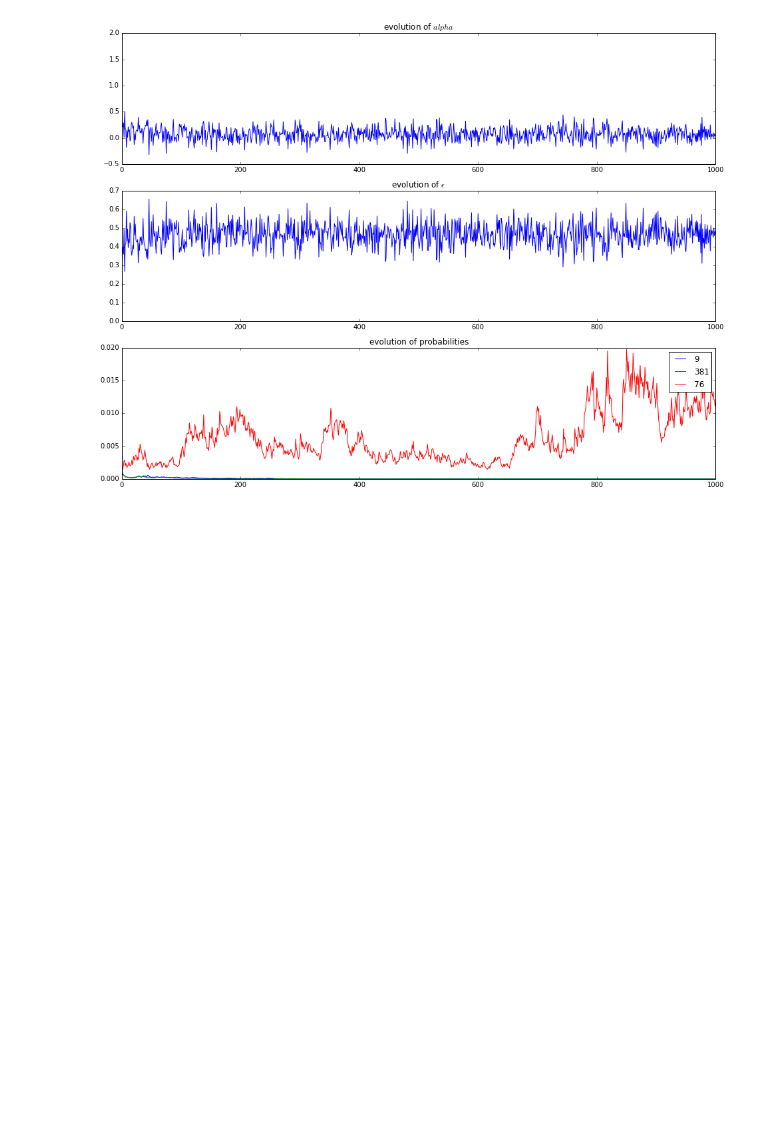
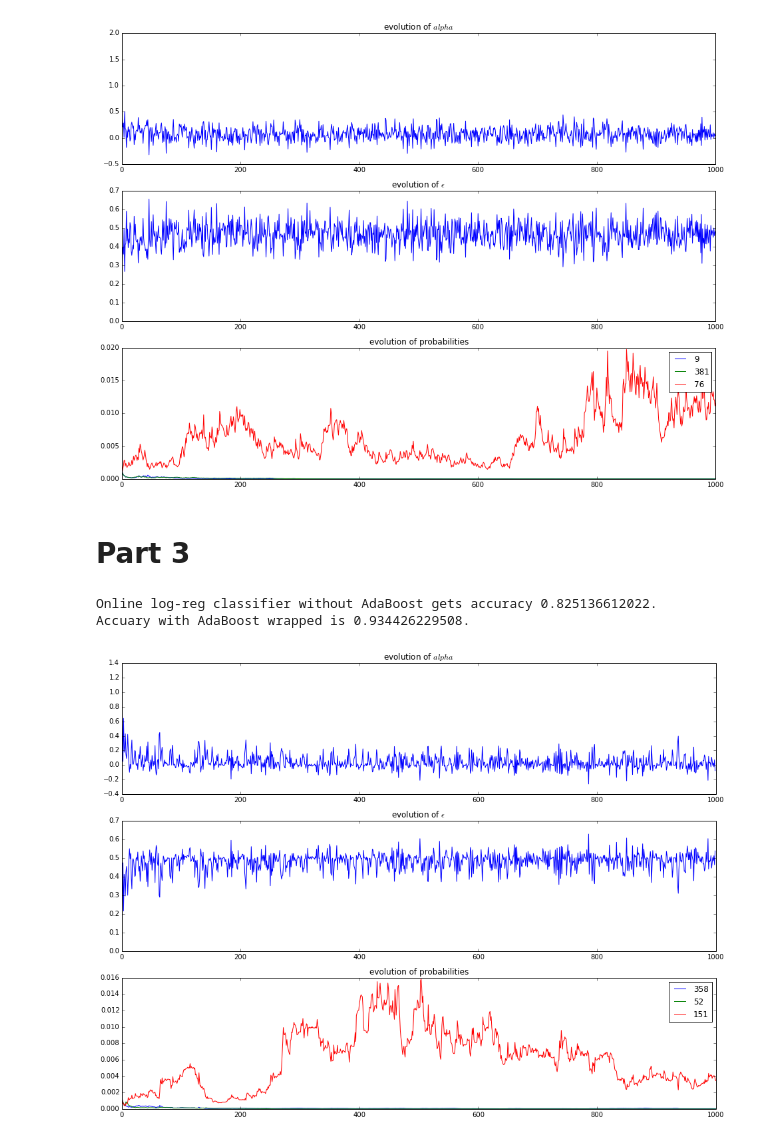
Before and after one commit to jangsutsr/MachineLearning, a Jupyter notebook: hw3/hw3.ipynb, the cells around one changed output. Saved outputs shown, nothing was run; the diff lists cells and outputs as text; code cells hidden in the pictures; blank space fills up the shorter version.

Commit message:
finish part 3

```diff
--- a/hw3/hw3.ipynb
+++ b/hw3/hw3.ipynb
@@ -105,3 +107,16 @@ class Bayes(object):
+# %%
+class LogReg(object):
+    ita = 0.1
+    def __init__(self):
+        self.w = None
+
+    def fit(self, X, y):
+        self.w = np.zeros(X.shape[1])
+        for i in range(y.size):
+            self.w += LogReg.ita * y[i] * X[i, :] * (1.0 - 1.0 / (1 + np.exp(-y[i] * np.dot(X[i, :], self.w))))
+
+    def predict(self, X):
+        return np.sign(np.dot(X, self.w))
 # %% [markdown]
 # Implementing Tests Scheme
 # %%
@@ -147,3 +162,22 @@ tests(X_train, y_train, X_test, y_test, Bayes)
 Bayes classifier without AdaBoost gets accuracy 0.918032786885.
 Accuary with AdaBoost wrapped is 0.950819672131.
 [figure]
+# %% [markdown]
+# Part 3
+# %%
+X = np.loadtxt('X.csv', delimiter=',')
+y = np.loadtxt('y.csv')
+X_test = X[:183, :]
+y_test = y[:183]
+X_train = X[183:, :]
+y_train = y[183:]
+from sklearn.metrics import accuracy_score
+LR = LogReg()
+LR.fit(X_train, y_train)
+y_predict = LR.predict(X_test)
+print("Online log-reg classifier without AdaBoost gets accuracy {}.".format(accuracy_score(y_test, y_predict)))
+tests(X_train, y_train, X_test, y_test, LogReg)
+# %% [output]
+Online log-reg classifier without AdaBoost gets accuracy 0.825136612022.
+Accuary with AdaBoost wrapped is 0.934426229508.
+[figure, added]
```
Also changed, not shown: parts of 1 cell of this notebook.
